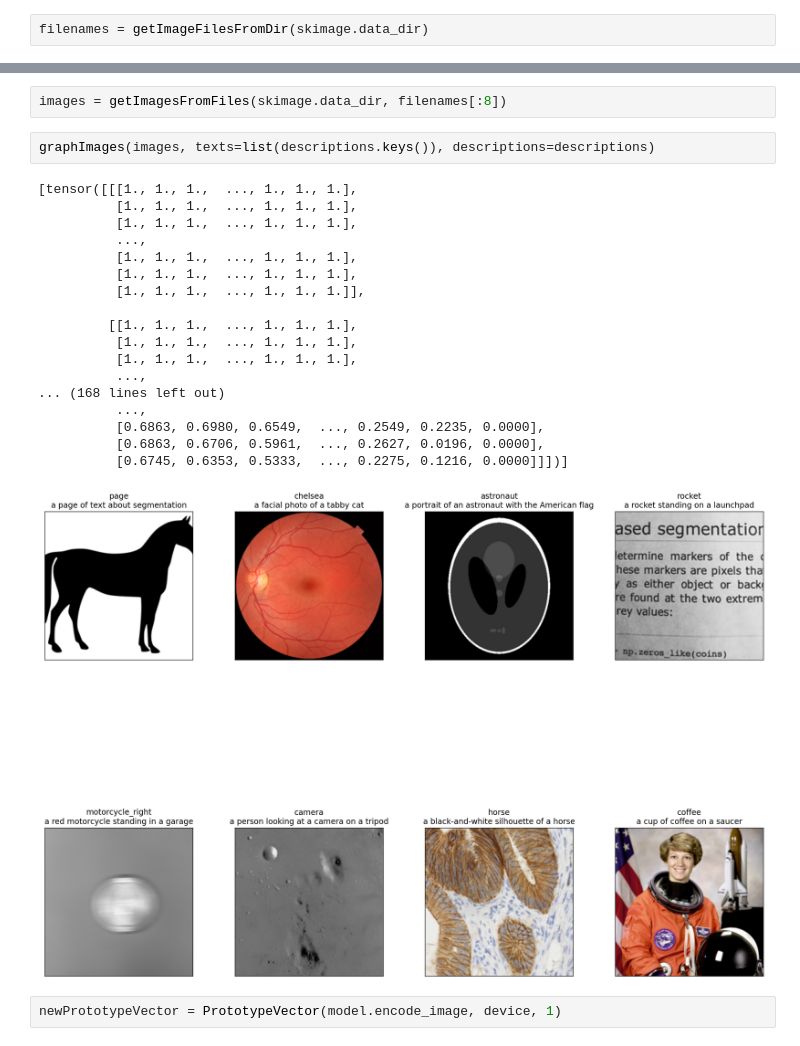
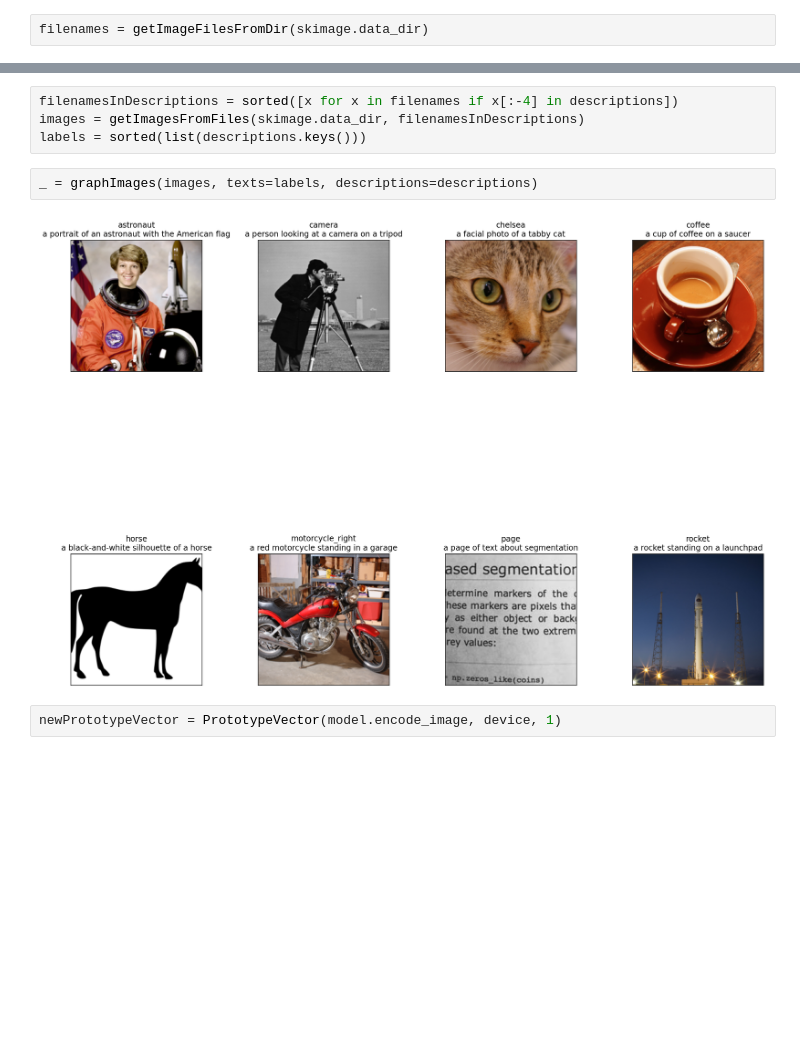
Before and after one commit to jerrychen109/CLIP-fewshot, a Jupyter notebook: Pipeline.ipynb, the cells around one changed output, grey strips where cells are left out. Drawn from its saved outputs; the diff is of its cells as text; blank space fills up the shorter version.

Commit message:
Fixed graphing

```diff
--- a/Pipeline.ipynb
+++ b/Pipeline.ipynb
@@ -202,25 +216,10 @@ filenames
-# %%
-images = getImagesFromFiles(skimage.data_dir, filenames[:8])
+# %%
+filenamesInDescriptions = sorted([x for x in filenames if x[:-4] in descriptions])
+images = getImagesFromFiles(skimage.data_dir, filenamesInDescriptions)
+labels = sorted(list(descriptions.keys()))
 # %%
-graphImages(images, texts=list(descriptions.keys()), descriptions=descriptions)
+_ = graphImages(images, texts=labels, descriptions=descriptions)
 # %% [output]
-[tensor([[[1., 1., 1.,  ..., 1., 1., 1.],
-          [1., 1., 1.,  ..., 1., 1., 1.],
-          [1., 1., 1.,  ..., 1., 1., 1.],
-          ...,
-          [1., 1., 1.,  ..., 1., 1., 1.],
-          [1., 1., 1.,  ..., 1., 1., 1.],
-          [1., 1., 1.,  ..., 1., 1., 1.]],
-
-         [[1., 1., 1.,  ..., 1., 1., 1.],
-          [1., 1., 1.,  ..., 1., 1., 1.],
-          [1., 1., 1.,  ..., 1., 1., 1.],
-          ...,
-... (168 lines left out)
-          ...,
-          [0.6863, 0.6980, 0.6549,  ..., 0.2549, 0.2235, 0.0000],
-          [0.6863, 0.6706, 0.5961,  ..., 0.2627, 0.0196, 0.0000],
-          [0.6745, 0.6353, 0.5333,  ..., 0.2275, 0.1216, 0.0000]]])]
-[figure, old version]
+[figure, new version]
 # %%
 newPrototypeVector = PrototypeVector(model.encode_image, device, 1)
```
Also changed, not shown: parts of 11 cells of this notebook.
